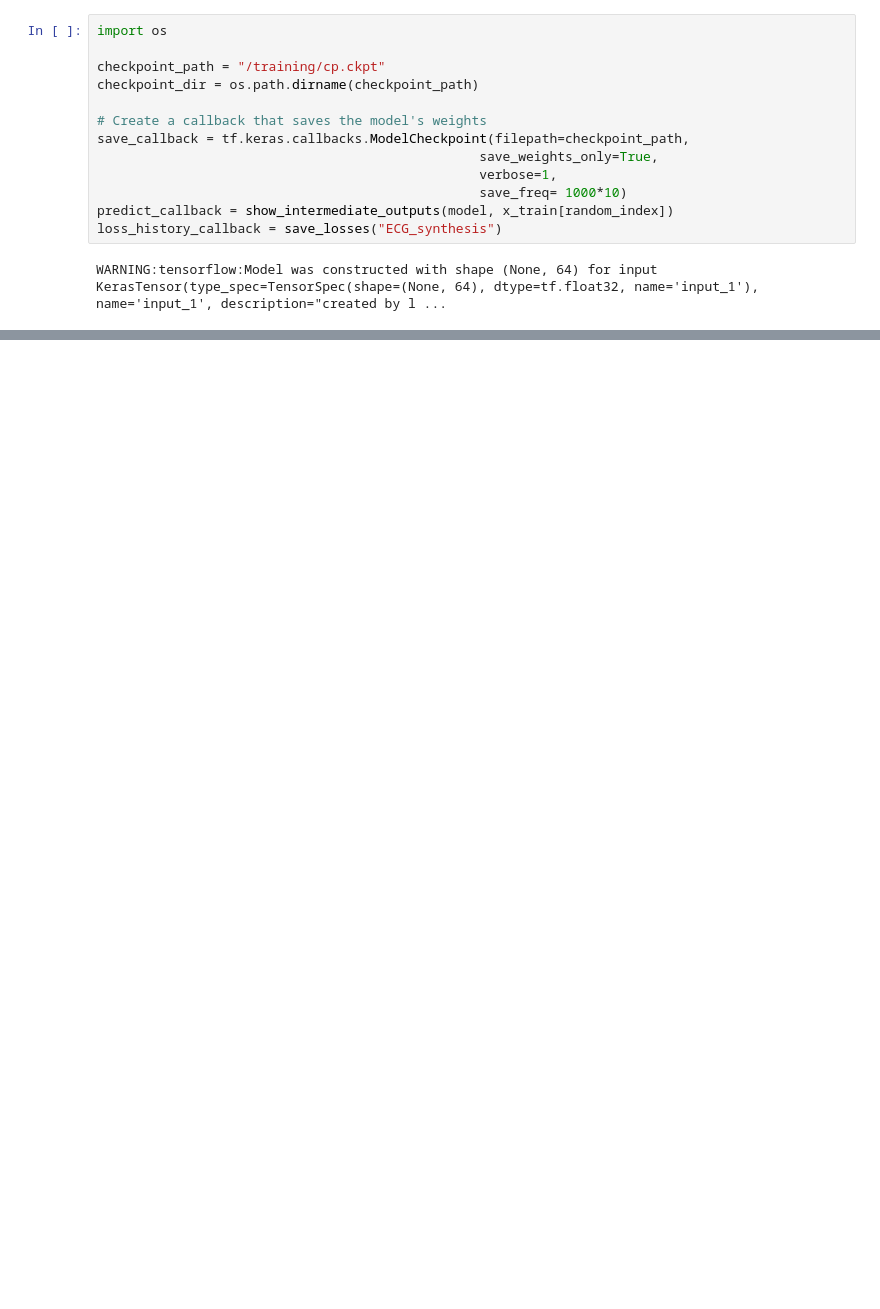
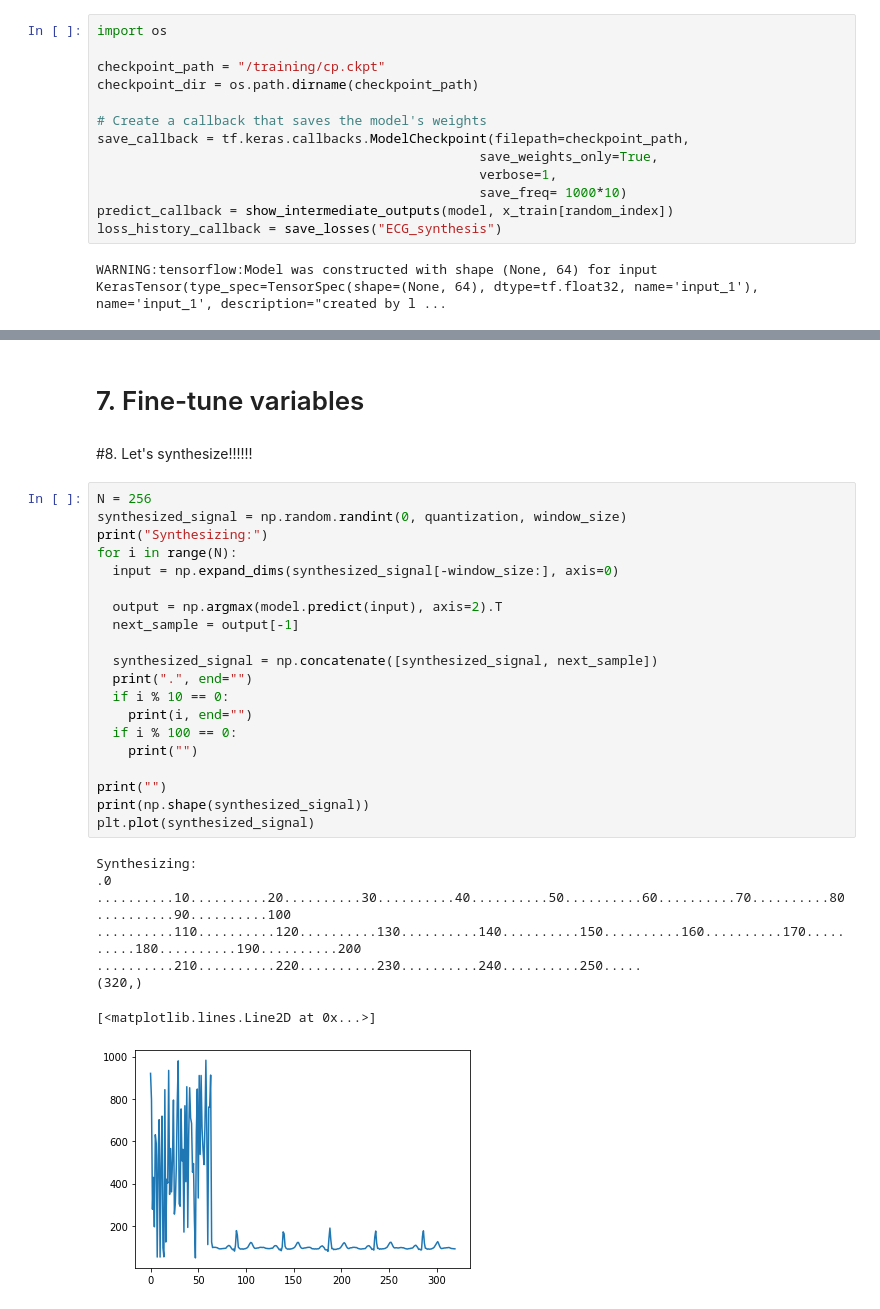
Before and after one commit to djsabelo/BiosignalsDeepLearningWorkshop, a Jupyter notebook: BiosignalSynthesis.ipynb, the cells around one changed output, grey strips where cells are left out. Drawn from its saved outputs; the diff is of its cells as text; blank space fills up the shorter version.

```diff
--- a/BiosignalSynthesis.ipynb
+++ b/BiosignalSynthesis.ipynb
@@ -407,0 +501,34 @@ for i, prediction in enumerate(predict_callback.predicts[0:-1:10]):
+# %% [markdown]
+
+# 7. Fine-tune variables
+# %% [markdown]
+#8. Let's synthesize!!!!!!
+# %%
+N = 256
+synthesized_signal = np.random.randint(0, quantization, window_size)
+print("Synthesizing:")
+for i in range(N):
+  input = np.expand_dims(synthesized_signal[-window_size:], axis=0)
+
+  output = np.argmax(model.predict(input), axis=2).T
+  next_sample = output[-1]
+
+  synthesized_signal = np.concatenate([synthesized_signal, next_sample])
+  print(".", end="")
+  if i % 10 == 0:
+    print(i, end="")
+  if i % 100 == 0:
+    print("")
+
+print("")
+print(np.shape(synthesized_signal))
+plt.plot(synthesized_signal)
+# %% [output]
+Synthesizing:
+.0
+..........10..........20..........30..........40..........50..........60..........70..........80..........90..........100
+..........110..........120..........130..........140..........150..........160..........170..........180..........190..........200
+..........210..........220..........230..........240..........250.....
+(320,)
+[<matplotlib.lines.Line2D at 0x...>]
+[figure, added]
```
Also changed, not shown: parts of 36 cells of this notebook.
